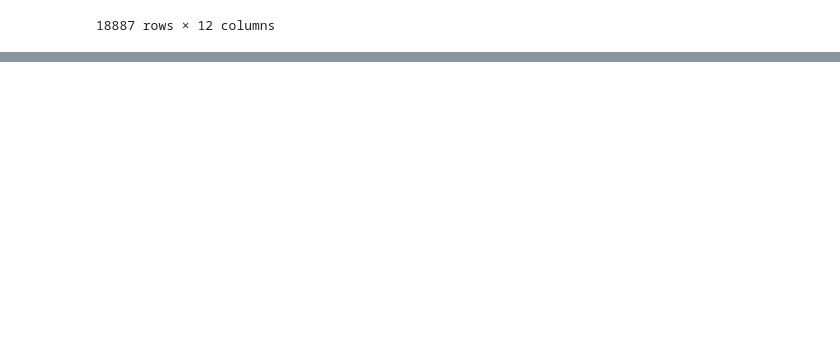
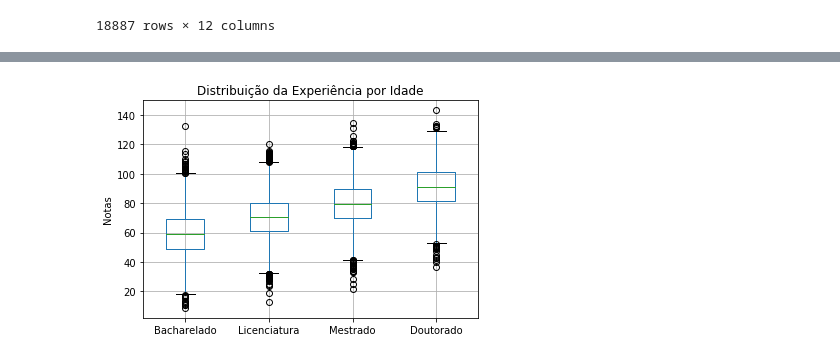
Before and after one commit to BrunoFornaro/icd_a2_2021, a Jupyter notebook: a2_icd_2021.ipynb, the cells around one changed output, grey strips where cells are left out. Cells and saved outputs as stored; diff of their text form; code cells hidden in the pictures; blank space fills up the shorter version.

Commit message:
atualizada com histograma e a partir da limpeza 4

```diff
--- a/a2_icd_2021.ipynb
+++ b/a2_icd_2021.ipynb
@@ -202,0 +209,13 @@ df
+# %%
+def boxplot_ordenado(df, by, column):
+  df_h1_ordenado = pd.DataFrame({col:vals[column] for col, vals in df.groupby(by)})
+  meds = df_h1_ordenado.median().sort_values()
+  df_h1_ordenado[meds.index].boxplot()
+  plt.title("Distribuição da Experiência por Idade")
+  plt.ylabel("Notas")
+
+df_h1 = df
+
+boxplot_ordenado(df_h1, by="diploma", column="nota")
+# %% [output]
+[figure, added]
```
Also changed, not shown: parts of 10 cells of this notebook.
